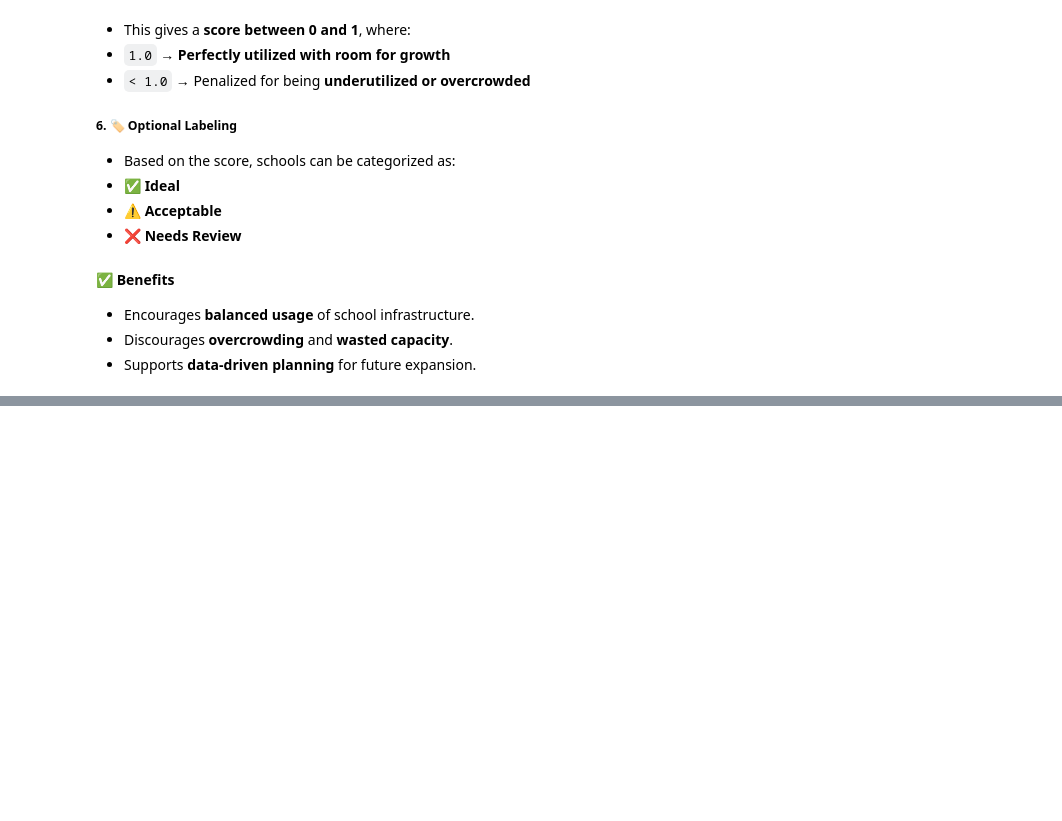
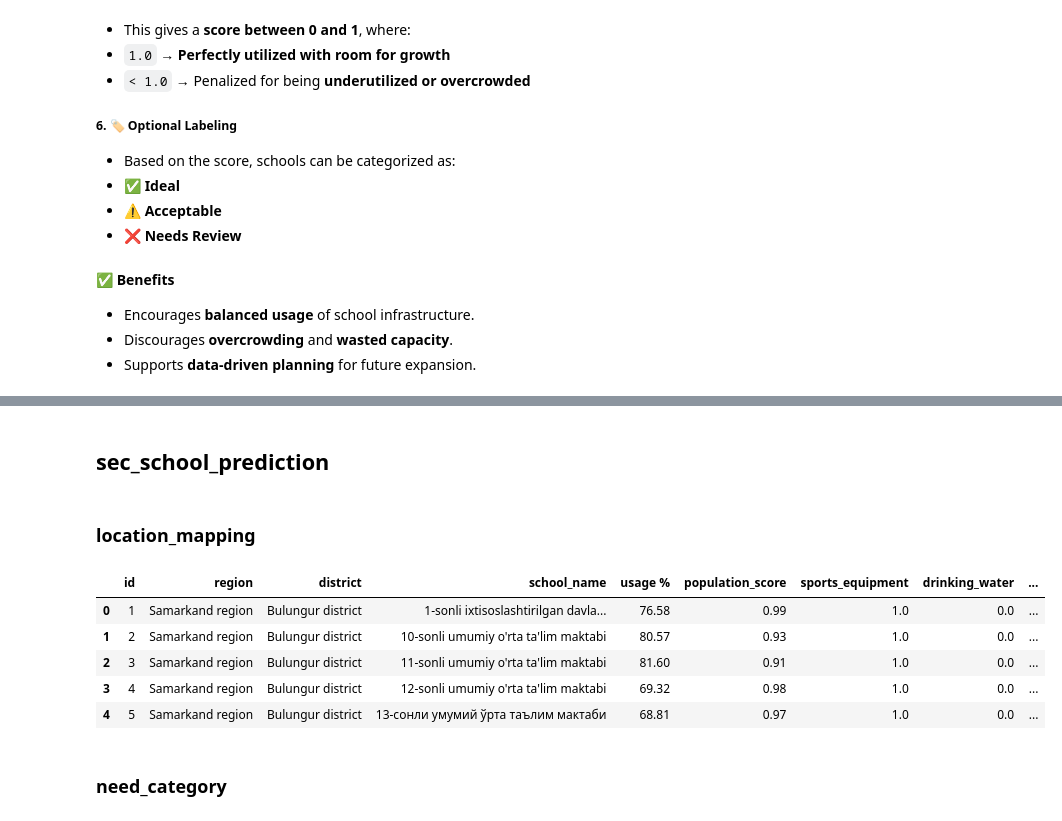
Before and after one commit to Kartikrast/social-infra-prediction-model, a Jupyter notebook: python_files/steps.ipynb, the cells around one changed output, grey strips where cells are left out. Cells and saved outputs as stored; diff of their text form; code cells hidden in the pictures; blank space fills up the shorter version.

```diff
--- a/python_files/steps.ipynb
+++ b/python_files/steps.ipynb
@@ -2630,3 +2665,14 @@ final_df.head()
+# %%
+final_df.rename(columns={
+    'ID':'id',
+    'region_name': 'region',
+    'district_name': 'district',
+    'Facilities for students with musculoskeletal disorders:': 'musculoskeletal_disorders_facilities',
+    'resources_score_normalized': 'resources_score',
+    'total_infrastructure_score_normalized': 'infrastructure_score'
+}, inplace=True)
+# %%
+sec_school_df = final_df.copy()
 # %% [markdown]
 ### What all manipulations have you done and insights you found?
 # %% [markdown]
@@ -4135,0 +4480,52 @@ pre_school_df.to_csv('pre_school_df.csv', index=False)
+# %% [markdown]
+## sec_school_prediction
+# %% [markdown]
+### location_mapping
+# %%
+sec_school_df['latitude'] = sec_school_df['district'].map({
+    'Kattakurgan city': 39.89889,
+    'Bulungur district': 39.7573054,
+    'Jomboy district': 39.69889,
+    'Narpay district': 39.9223,
+    'Kattakurgan district': 39.89716,
+    'Qushrabat district': 40.3333,
+    'Nurabad district': 39.6100912,
+    'Samarkand city': 39.65417,
+    'Payarik district': 39.98917,
+    'Urgut district': 39.4022,
+    'Paxtachi district': 39.9167,     # approx center
+    'Pastargom district': 39.65,      # approx
+    'Taylak district': 39.6575,          # no precise data
+    'Ishtihan district': 39.8371,        # no precise data
+    'Oqdaryo district': 39.9092,         # no precise data
+    'Samarkand district': 39.65417
+})
+
+sec_school_df['longitude'] = sec_school_df['district'].map({
+    'Kattakurgan city': 66.25611,
+    'Bulungur district': 67.27287,
+    'Jomboy district': 67.09333,
+    'Narpay district': 65.925,
+    'Kattakurgan district': 66.27242,
+    'Qushrabat district': 66.5000,
+    'Nurabad district': 66.29622,
+    'Samarkand city': 66.95972,
+    'Payarik district': 66.84583,
+    'Urgut district': 67.24310,
+    'Paxtachi district': 66.0,
+    'Pastargom district': 67.20,
+    'Taylak district': 67.2353,
+    'Ishtihan district': 66.4843,
+    'Oqdaryo district': 67.0916,
+    'Samarkand district': 66.95972
+})
+sec_school_df.head()
+# %% [output]
+|  | id | region | district | school_name | usage % | population_score | sports_equipment | drinking_water | ... |
+| 0 | 1 | Samarkand region | Bulungur district | 1-sonli ixtisoslashtirilgan davla... | 76.58 | 0.99 | 1.0 | 0.0 | ... |
+| 1 | 2 | Samarkand region | Bulungur district | 10-sonli umumiy o'rta ta'lim maktabi | 80.57 | 0.93 | 1.0 | 0.0 | ... |
+| 2 | 3 | Samarkand region | Bulungur district | 11-sonli umumiy o'rta ta'lim maktabi | 81.60 | 0.91 | 1.0 | 0.0 | ... |
+| 3 | 4 | Samarkand region | Bulungur district | 12-sonli umumiy o'rta ta'lim maktabi | 69.32 | 0.98 | 1.0 | 0.0 | ... |
+| 4 | 5 | Samarkand region | Bulungur district | 13-сонли умумий ўрта таълим мактаби | 68.81 | 0.97 | 1.0 | 0.0 | ... |
+# %% [markdown]
+### need_category
```
Also changed, not shown: parts of 45 cells of this notebook.
